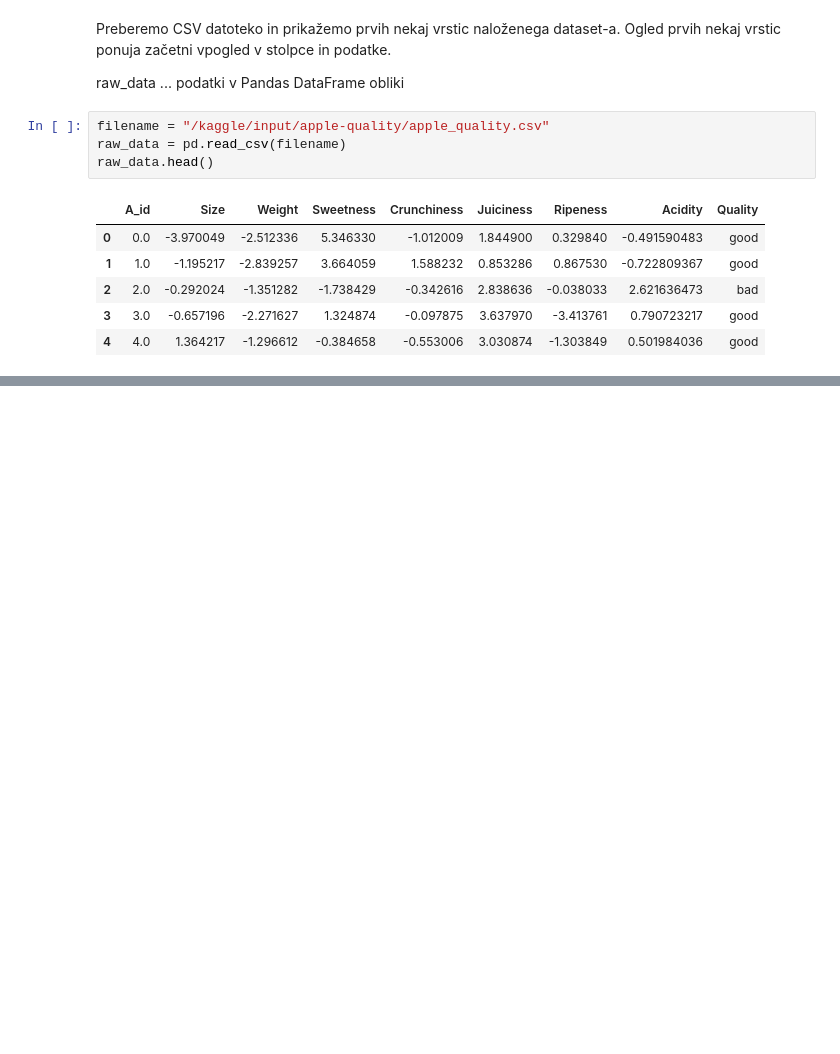
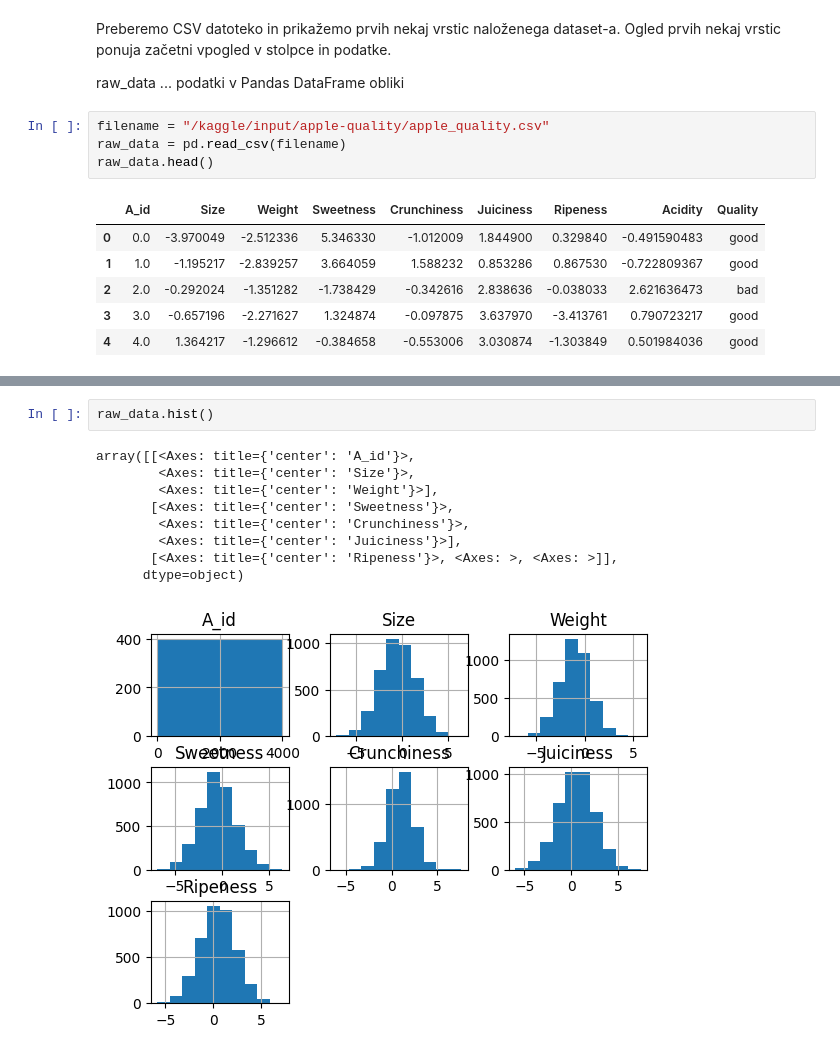
Before and after one commit to m2rij2/KKJ, a Jupyter notebook: klasifikacija-kakovosti-jabolk.ipynb, the cells around one changed output, grey strips where cells are left out. Saved outputs shown, nothing was run; the diff lists cells and outputs as text; blank space fills up the shorter version.

```diff
--- a/klasifikacija-kakovosti-jabolk.ipynb
+++ b/klasifikacija-kakovosti-jabolk.ipynb
@@ -30,0 +68,12 @@ raw_data.head()
+# %%
+raw_data.hist()
+# %% [output]
+array([[<Axes: title={'center': 'A_id'}>,
+        <Axes: title={'center': 'Size'}>,
+        <Axes: title={'center': 'Weight'}>],
+       [<Axes: title={'center': 'Sweetness'}>,
+        <Axes: title={'center': 'Crunchiness'}>,
+        <Axes: title={'center': 'Juiciness'}>],
+       [<Axes: title={'center': 'Ripeness'}>, <Axes: >, <Axes: >]],
+      dtype=object)
+[figure, added]
```
Also changed, not shown: parts of 8 cells of this notebook.
